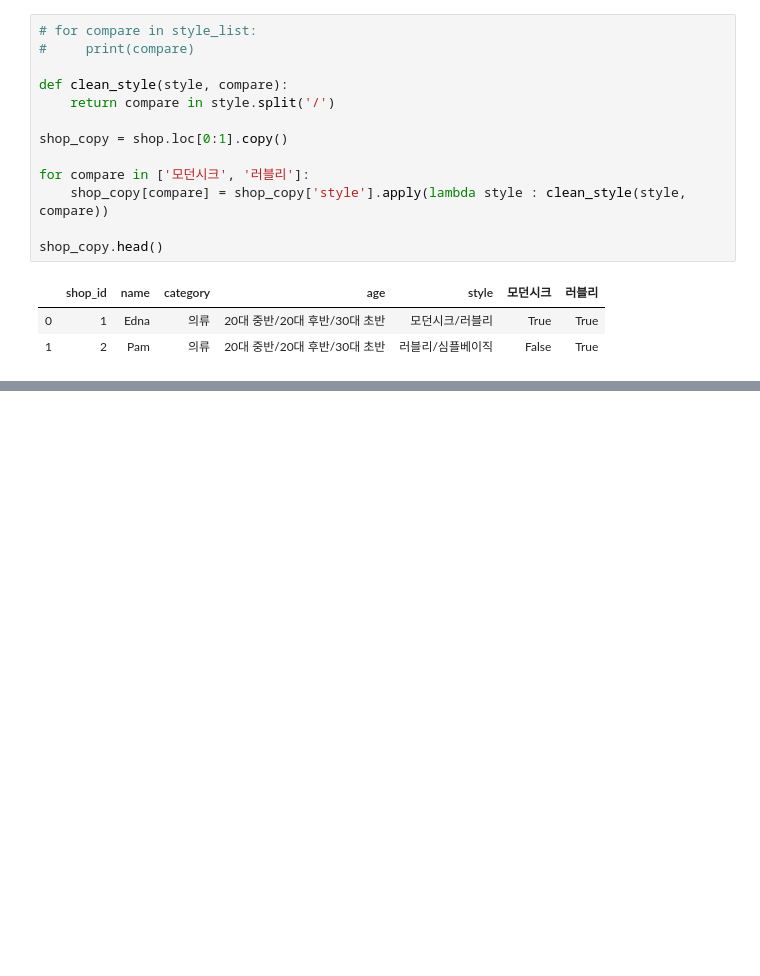
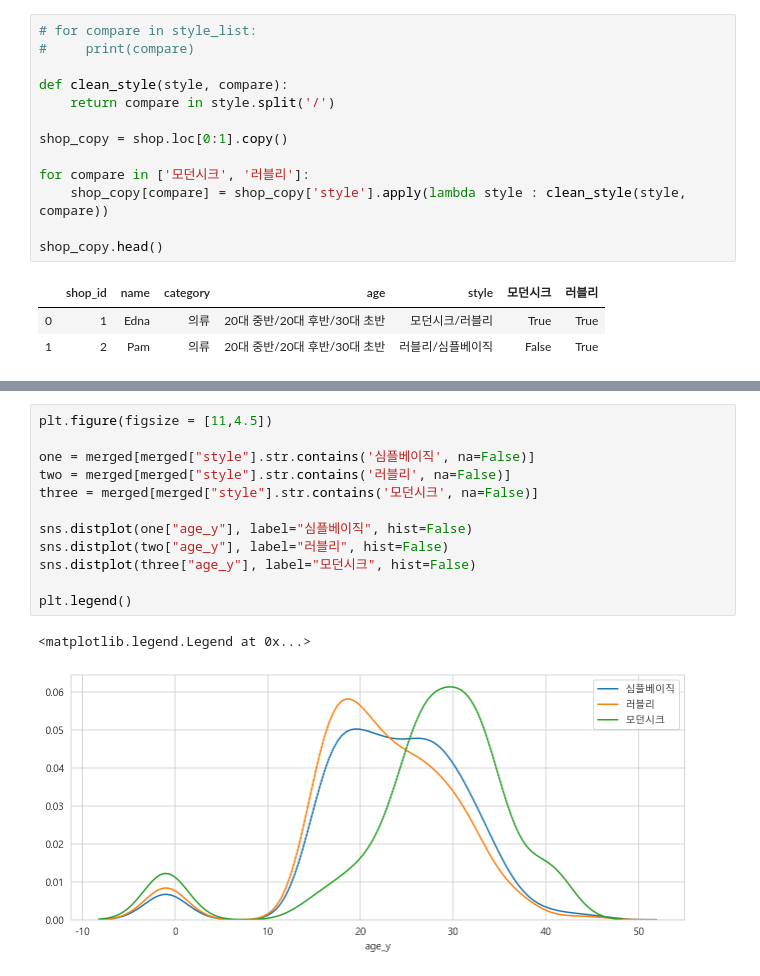
Before and after one commit to eunnyeong/data-analysis, a Jupyter notebook: zigzag_assignment.ipynb, the cells around one changed output, grey strips where cells are left out. Saved outputs shown, nothing was run; the diff lists cells and outputs as text; blank space fills up the shorter version.

```diff
--- a/zigzag_assignment.ipynb
+++ b/zigzag_assignment.ipynb
@@ -404,3 +404,18 @@ merged.head(3)
 | 0 | 2018-06-11 00:00:43.032 | bvu0aLTqiFDoU-963xnr5nzQWTNLUMjx | 1414 | 38 | 45000 | 0 | Mabel | 의류 | 20대 후반/30대 초반/30대 중반 | 모던시크/페미닌 | iOS | ... |
 | 1 | 2018-06-11 07:33:39.823 | ni3NQK35j-YaSxli-C_Sz7ZmQqOwMljL | 2278 | 38 | 37000 | 7 | Mabel | 의류 | 20대 후반/30대 초반/30대 중반 | 모던시크/페미닌 | And | ... |
 | 2 | 2018-06-11 12:56:27.867 | MnvhmV0tA89bN9TLXgRTbLza689bTkT9 | 5513 | 38 | 31000 | 12 | Mabel | 의류 | 20대 후반/30대 초반/30대 중반 | 모던시크/페미닌 | And | ... |
+# %%
+plt.figure(figsize = [11,4.5])
+
+one = merged[merged["style"].str.contains('심플베이직', na=False)]
+two = merged[merged["style"].str.contains('러블리', na=False)]
+three = merged[merged["style"].str.contains('모던시크', na=False)]
+
+sns.distplot(one["age_y"], label="심플베이직", hist=False)
+sns.distplot(two["age_y"], label="러블리", hist=False)
+sns.distplot(three["age_y"], label="모던시크", hist=False)
+
+plt.legend()
+# %% [output]
+<matplotlib.legend.Legend at 0x...>
+[figure, added]
```
Also changed, not shown: parts of 7 cells of this notebook.
